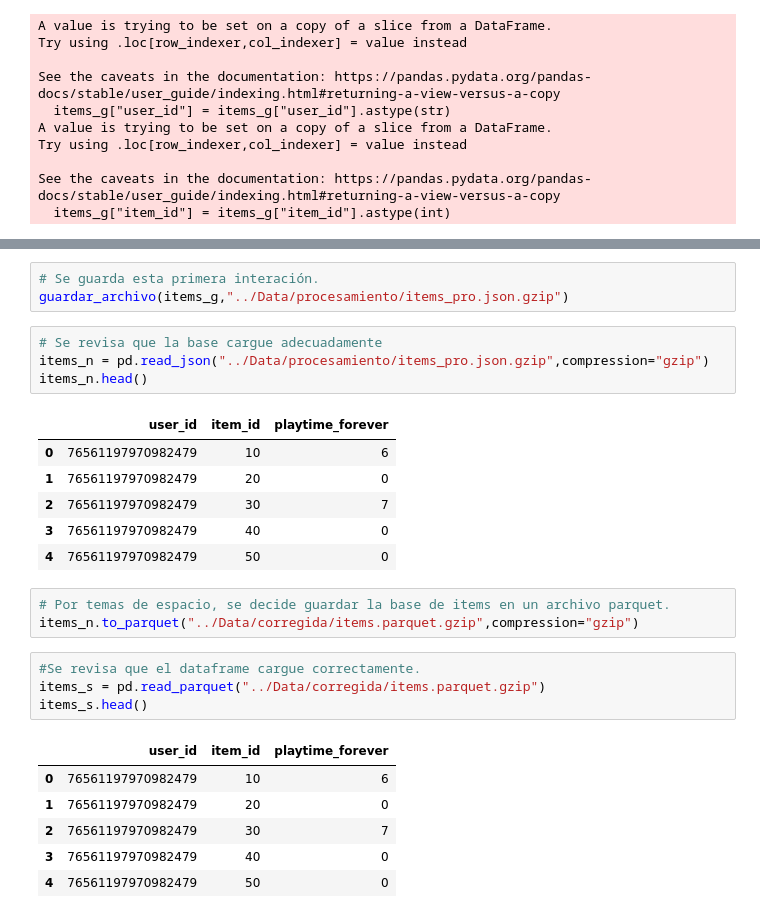
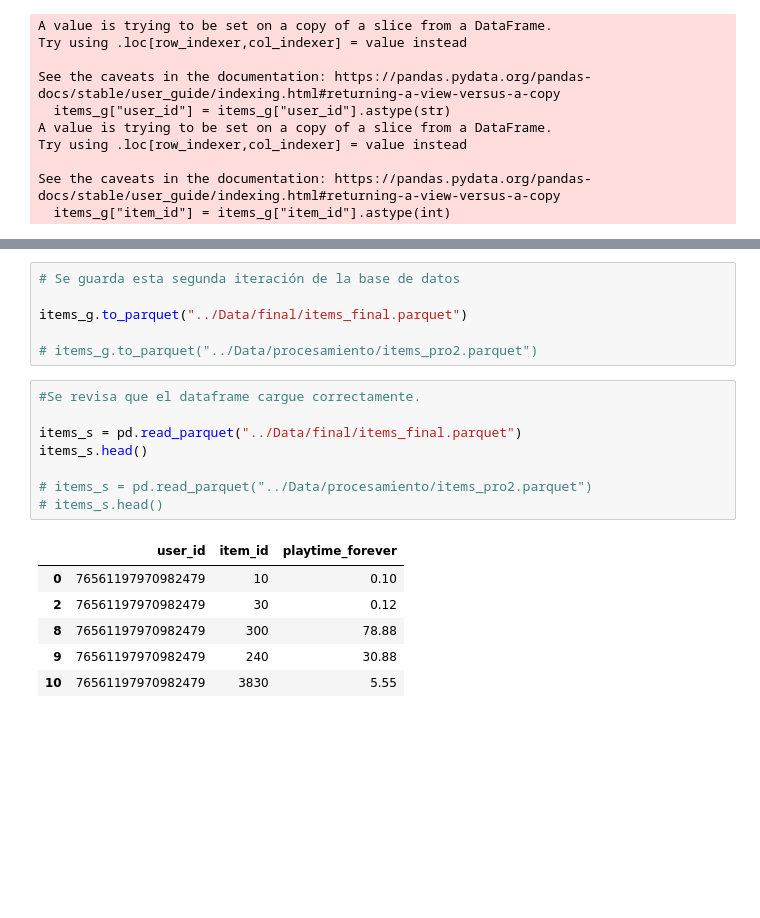
Before and after one commit to DaAnMaGi/Proyecto_Marzo, a Jupyter notebook: Parte 1/apertura.ipynb, the cells around one changed output, grey strips where cells are left out. Cells and saved outputs as stored; diff of their text form; blank space fills up the shorter version.

Commit message:
Revisión bases de datos y re-formateo

```diff
--- a/Parte 1/apertura.ipynb
+++ b/Parte 1/apertura.ipynb
@@ -901,28 +1030,21 @@ memory usage: 47.1+ MB
-# %%
-# Se guarda esta primera interación.
-guardar_archivo(items_g,"../Data/procesamiento/items_pro.json.gzip")
-# %%
-# Se revisa que la base cargue adecuadamente
-items_n = pd.read_json("../Data/procesamiento/items_pro.json.gzip",compression="gzip")
-items_n.head()
-# %% [output]
-|  | user_id | item_id | playtime_forever |
-| 0 | 76561197970982479 | 10 | 6 |
-| 1 | 76561197970982479 | 20 | 0 |
-| 2 | 76561197970982479 | 30 | 7 |
-| 3 | 76561197970982479 | 40 | 0 |
-| 4 | 76561197970982479 | 50 | 0 |
-# %%
-# Por temas de espacio, se decide guardar la base de items en un archivo parquet.
-items_n.to_parquet("../Data/corregida/items.parquet.gzip",compression="gzip")
+# %%
+# Se guarda esta segunda iteración de la base de datos
+
+items_g.to_parquet("../Data/final/items_final.parquet")
+
+# items_g.to_parquet("../Data/procesamiento/items_pro2.parquet")
 # %%
 #Se revisa que el dataframe cargue correctamente.
-items_s = pd.read_parquet("../Data/corregida/items.parquet.gzip")
+
+items_s = pd.read_parquet("../Data/final/items_final.parquet")
 items_s.head()
+
+# items_s = pd.read_parquet("../Data/procesamiento/items_pro2.parquet")
+# items_s.head()
 # %% [output]
 |  | user_id | item_id | playtime_forever |
-| 0 | 76561197970982479 | 10 | 6 |
-| 1 | 76561197970982479 | 20 | 0 |
-| 2 | 76561197970982479 | 30 | 7 |
-| 3 | 76561197970982479 | 40 | 0 |
-| 4 | 76561197970982479 | 50 | 0 |
+| 0 | 76561197970982479 | 10 | 0.10 |
+| 2 | 76561197970982479 | 30 | 0.12 |
+| 8 | 76561197970982479 | 300 | 78.88 |
+| 9 | 76561197970982479 | 240 | 30.88 |
+| 10 | 76561197970982479 | 3830 | 5.55 |
```
Also changed, not shown: parts of 40 cells of this notebook, 9 other files.
